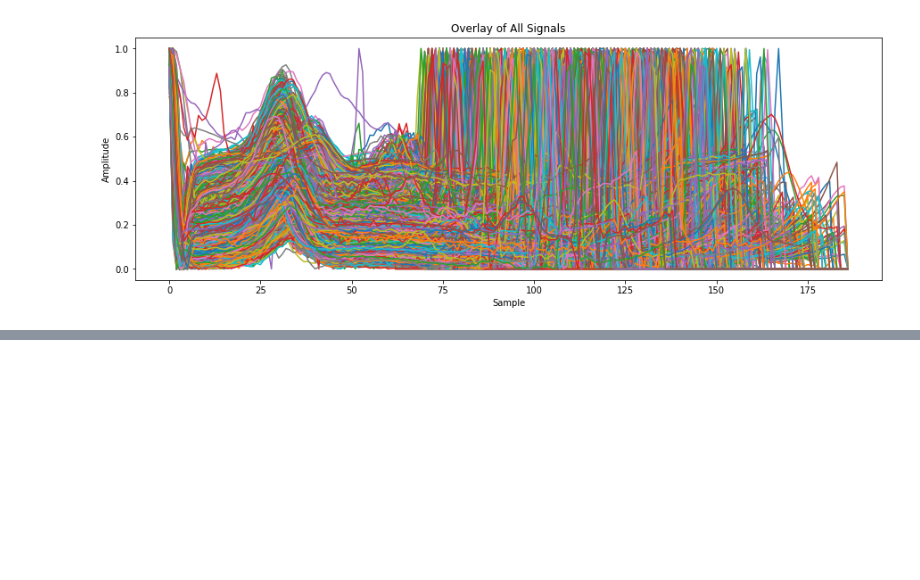
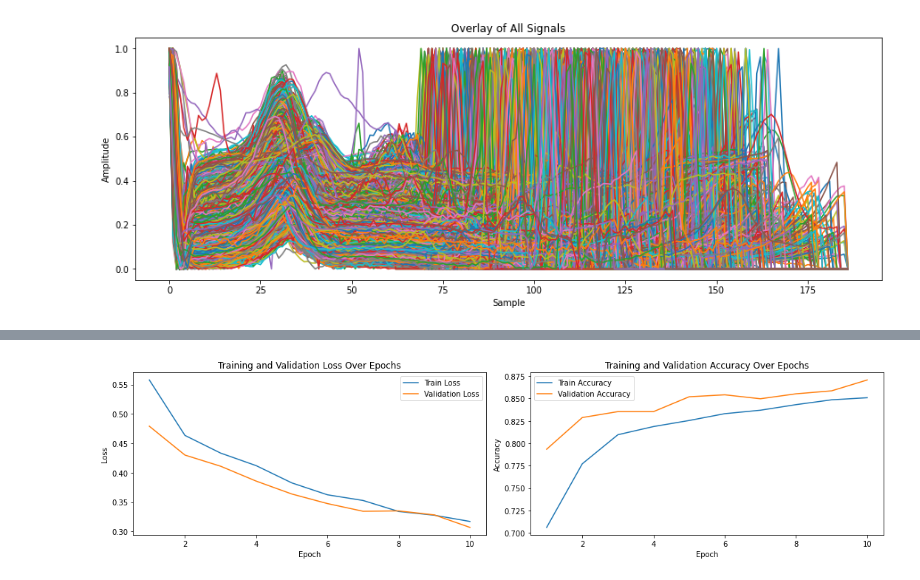
Before and after one commit to hnhine/mlmed2024, a Jupyter notebook: prac1_ECG/par.ipynb, the cells around one changed output, grey strips where cells are left out. Saved outputs shown, nothing was run; the diff lists cells and outputs as text; code cells hidden in the pictures; blank space fills up the shorter version.

Commit message:
change train/test ratio

```diff
--- a/prac1_ECG/par.ipynb
+++ b/prac1_ECG/par.ipynb
@@ -73,7 +81,8 @@ plt.show()
 <Figure size 1080x720 with 0 Axes>
 [figure]
 # %%
-df = pd.concat([df_ab.iloc[:, 0:5000],df_no], ignore_index=True)
+df_ab_sampled = df_ab.sample(n=5000, random_state=42)
+df = pd.concat([df_ab_sampled,df_no], ignore_index=True)
 df = df.sample(frac=1, random_state=42).reset_index(drop=True)
 # %%
 X = df.iloc[:, :187].values
@@ -83,23 +92,22 @@ y = df.iloc[:, -1].values
 y_binary = torch.LongTensor(y)
 
 # Split the data into training and testing sets
-X_train, X_test, y_train, y_test = train_test_split(X, y_binary, test_size=0.2, random_state=42)
-
-# Standardize the features (mean=0, std=1)
-scaler = StandardScaler()
-X_train = scaler.fit_transform(X_train)
-X_test = scaler.transform(X_test)
+X_train, X_temp, y_train, y_temp = train_test_split(X, y_binary, test_size=0.2, random_state=42)
+X_val, X_test, y_val, y_test = train_test_split(X_temp, y_temp, test_size=0.5, random_state=42)
 
 # Convert data to PyTorch tensors
 X_train_tensor = torch.FloatTensor(X_train)
+X_val_tensor = torch.FloatTensor(X_val)
 X_test_tensor = torch.FloatTensor(X_test)
 
 # Convert labels to PyTorch tensors
 y_train_tensor = torch.LongTensor(y_train)
+y_val_tensor = torch.LongTensor(y_val)
 y_test_tensor = torch.LongTensor(y_test)
 
 # Create DataLoader
 train_dataset = TensorDataset(X_train_tensor, y_train_tensor)
+val_dataset = TensorDataset(X_val_tensor, y_val_tensor)
 test_dataset = TensorDataset(X_test_tensor, y_test_tensor)
 # %%
 # Define the CNN model
@@ -175,0 +231,23 @@ Test Accuracy: 0.9594640731811523
+# %%
+plt.figure(figsize=(15, 4))
+
+plt.subplot(1, 2, 1)
+plt.plot(range(1, num_epochs + 1), train_losses, label='Train Loss')
+plt.plot(range(1, num_epochs + 1), val_losses, label='Validation Loss')
+plt.title('Training and Validation Loss Over Epochs')
+plt.xlabel('Epoch')
+plt.ylabel('Loss')
+plt.legend()
+
+plt.subplot(1, 2, 2)
+plt.plot(range(1, num_epochs + 1), train_acc, label='Train Accuracy')
+plt.plot(range(1, num_epochs + 1), val_acc, label='Validation Accuracy')
+plt.title('Training and Validation Accuracy Over Epochs')
+plt.xlabel('Epoch')
+plt.ylabel('Accuracy')
+plt.legend()
+
+plt.tight_layout()
+plt.show()
+# %% [output]
+[figure, added]
```
Also changed, not shown: parts of 9 cells of this notebook, 2 other files.
